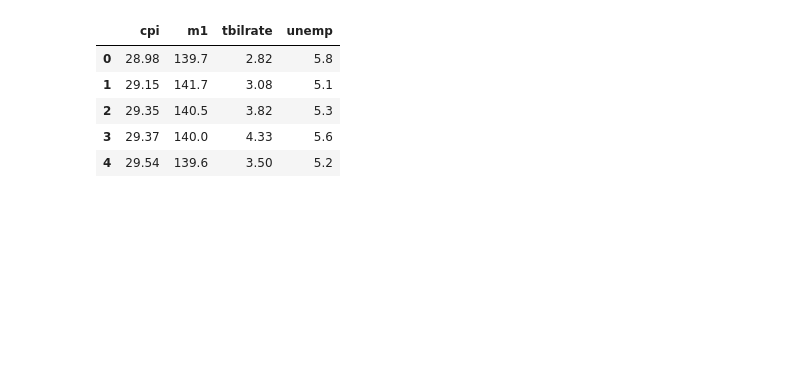
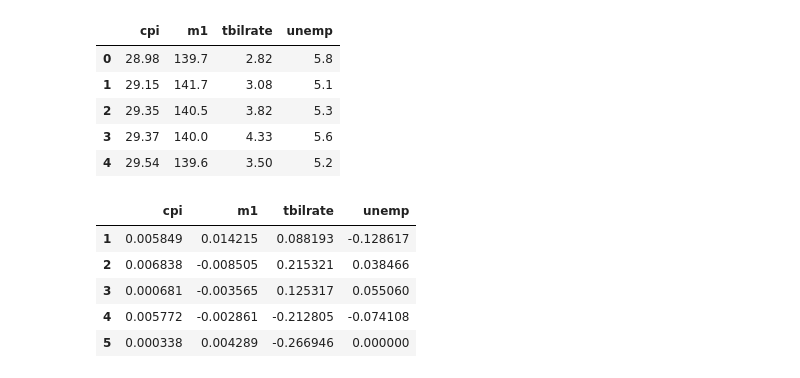
Before and after one commit to pekoto-zz/MyJupyterNotes, a Jupyter notebook: Python for Data Analysis.ipynb, the cells around one changed output. Cells and saved outputs as stored; diff of their text form; code cells hidden in the pictures; blank space fills up the shorter version.

```diff
--- a/Python for Data Analysis.ipynb
+++ b/Python for Data Analysis.ipynb
@@ -4769,3 +4769,14 @@ data.head()
 | 2 | 29.35 | 140.5 | 3.82 | 5.3 |
 | 3 | 29.37 | 140.0 | 4.33 | 5.6 |
 | 4 | 29.54 | 139.6 | 3.50 | 5.2 |
+# %%
+# Compute log difference
+trans_data = np.log(data).diff().dropna()
+trans_data.head()
+# %% [output]
+|  | cpi | m1 | tbilrate | unemp |
+| 1 | 0.005849 | 0.014215 | 0.088193 | -0.128617 |
+| 2 | 0.006838 | -0.008505 | 0.215321 | 0.038466 |
+| 3 | 0.000681 | -0.003565 | 0.125317 | 0.055060 |
+| 4 | 0.005772 | -0.002861 | -0.212805 | -0.074108 |
+| 5 | 0.000338 | 0.004289 | -0.266946 | 0.000000 |
```
Also changed, not shown: parts of 2 cells of this notebook.
